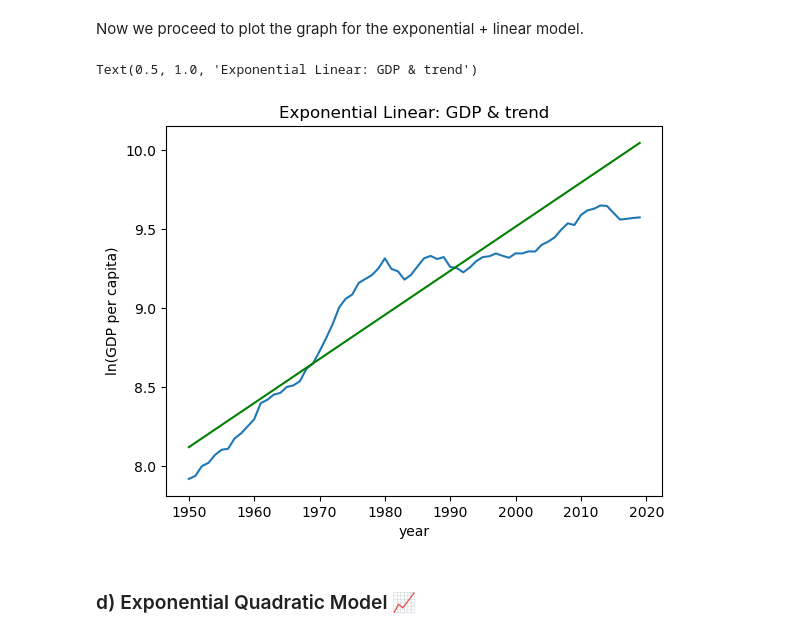
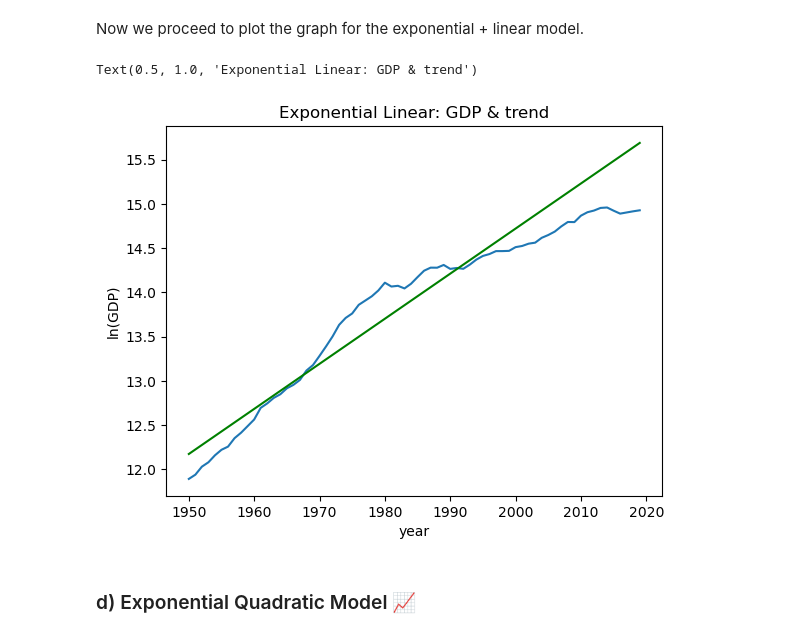
Before and after one commit to Jessie-Fung/ec2b1-brazil, a Jupyter notebook: code/code.ipynb, the cells around one changed output. Saved outputs shown, nothing was run; the diff lists cells and outputs as text; code cells hidden in the pictures.

```diff
--- a/code/code.ipynb
+++ b/code/code.ipynb
@@ -273,19 +273,19 @@ Now we proceed to plot the graph for the exponential + linear model.
 # %%
 plt.figure()
 #one could add options such as a particular size and use instead
 #plt.figure(figsize=(7, 5))
-plt.plot(data['year'],np.log(data['rgdpna_pc']))
+plt.plot(data['year'],np.log(data['rgdpna']))
 plt.plot(data['year'],yhat_exp_lin, color = 'green')
 
 #labels
 plt.xlabel("year")
 plt.ylabel("ln(GDP)")
 
 #title
 plt.title("Exponential Linear: GDP & trend")
 # %% [output]
 Text(0.5, 1.0, 'Exponential Linear: GDP & trend')
-[figure, old version]
+[figure, new version]
 # %% [markdown]
 ### d) Exponential Quadratic Model 📈
 # %%
```
Also changed, not shown: parts of 4 cells of this notebook.
